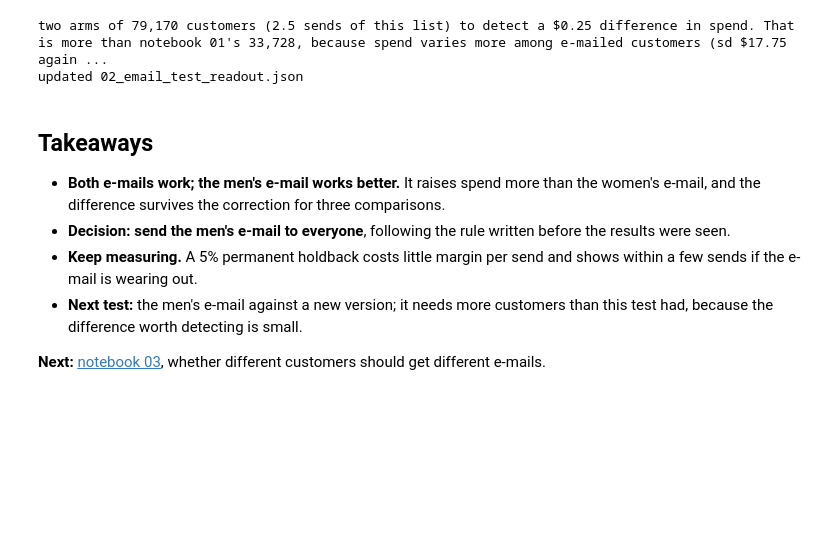
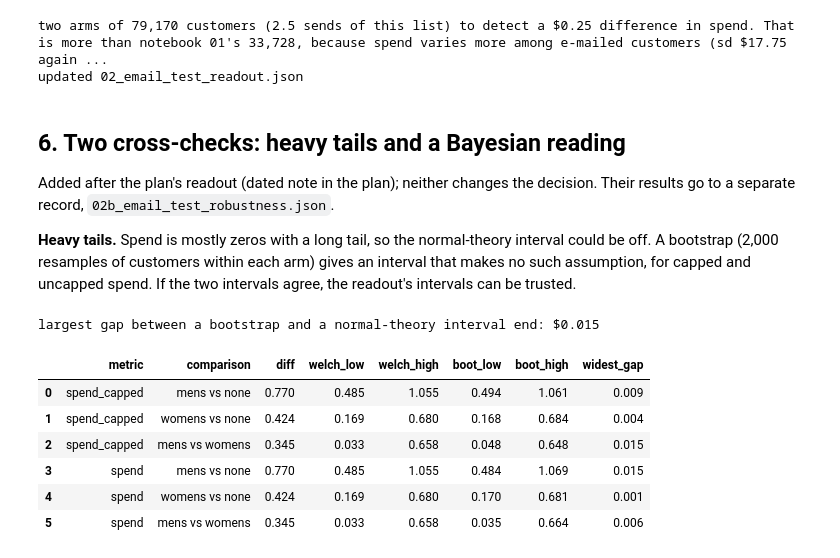
Before and after one commit to janeruxi1/ab-testing-real-experiments, a Jupyter notebook: notebooks/02_email_test_readout.ipynb, the cells around one changed output. Drawn from its saved outputs; the diff is of its cells as text; code cells hidden in the pictures; blank space fills up the shorter version.

```diff
--- a/notebooks/02_email_test_readout.ipynb
+++ b/notebooks/02_email_test_readout.ipynb
@@ -347,16 +347,46 @@ print("updated", records.write("02_email_test_readout", record, SOURCE).name)
 two arms of 79,170 customers (2.5 sends of this list) to detect a $0.25 difference in spend. That is more than notebook 01's 33,728, because spend varies more among e-mailed customers (sd $17.75 again ...
 updated 02_email_test_readout.json
 # %% [markdown]
-## Takeaways
+## 6. Two cross-checks: heavy tails and a Bayesian reading
 
-- **Both e-mails work; the men's e-mail works better.** It raises spend more than the women's
-  e-mail, and the difference survives the correction for three comparisons.
-- **Decision: send the men's e-mail to everyone**, following the rule written before the
-  results were seen.
-- **Keep measuring.** A 5% permanent holdback costs little margin per send and shows within a
-  few sends if the e-mail is wearing out.
-- **Next test:** the men's e-mail against a new version; it needs more customers than this
-  test had, because the difference worth detecting is small.
+Added after the plan's readout (dated note in the plan); neither changes the decision. Their
+results go to a separate record, `02b_email_test_robustness.json`.
 
-**Next:** [notebook 03](03_email_test_targeting.ipynb), whether different customers should get
-different e-mails.
+**Heavy tails.** Spend is mostly zeros with a long tail, so the normal-theory interval could be
+off. A bootstrap (2,000 resamples of customers within each arm) gives an interval that makes no
+such assumption, for capped and uncapped spend. If the two intervals agree, the readout's
+intervals can be trusted.
+# %%
+rng = np.random.default_rng(20261104)
+B = 2000
+arm_values = {(a, m): df.loc[df["arm"] == a, m].to_numpy(float)
+              for a in hillstrom.ARM_ORDER for m in ("spend_capped", "spend")}
+
+
+def boot_means(x):
+    return np.array([x[rng.integers(0, len(x), len(x))].mean() for _ in range(B)])
+
+
+boot_rows = []
+for m in ("spend_capped", "spend"):
+    means = {a: boot_means(arm_values[(a, m)]) for a in hillstrom.ARM_ORDER}
+    for t_arm, c_arm in COMPARISONS:
+        diffs = means[t_arm] - means[c_arm]
+        welch = readout.diff_in_means(df, m, t_arm, c_arm)
+        boot_rows.append({"metric": m, "comparison": f"{t_arm} vs {c_arm}", "diff": welch.diff,
+                          "welch_low": welch.ci[0], "welch_high": welch.ci[1],
+                          "boot_low": float(np.percentile(diffs, 2.5)), "boot_high": float(np.percentile(diffs, 97.5))})
+boot_table = pd.DataFrame(boot_rows)
+boot_table["widest_gap"] = np.maximum(abs(boot_table["boot_low"] - boot_table["welch_low"]),
+                                      abs(boot_table["boot_high"] - boot_table["welch_high"]))
+print(f"largest gap between a bootstrap and a normal-theory interval end: ${boot_table['widest_gap'].max():.3f}")
+boot_table.round(3)
+# %% [output]
+largest gap between a bootstrap and a normal-theory interval end: $0.015
+|  | metric | comparison | diff | welch_low | welch_high | boot_low | boot_high | widest_gap |
+| 0 | spend_capped | mens vs none | 0.770 | 0.485 | 1.055 | 0.494 | 1.061 | 0.009 |
+| 1 | spend_capped | womens vs none | 0.424 | 0.169 | 0.680 | 0.168 | 0.684 | 0.004 |
+| 2 | spend_capped | mens vs womens | 0.345 | 0.033 | 0.658 | 0.048 | 0.648 | 0.015 |
+| 3 | spend | mens vs none | 0.770 | 0.485 | 1.055 | 0.484 | 1.069 | 0.015 |
+| 4 | spend | womens vs none | 0.424 | 0.169 | 0.680 | 0.170 | 0.681 | 0.001 |
+| 5 | spend | mens vs womens | 0.345 | 0.033 | 0.658 | 0.035 | 0.664 | 0.006 |
```
Also changed, not shown: parts of 4 cells of this notebook, 12 other files.
